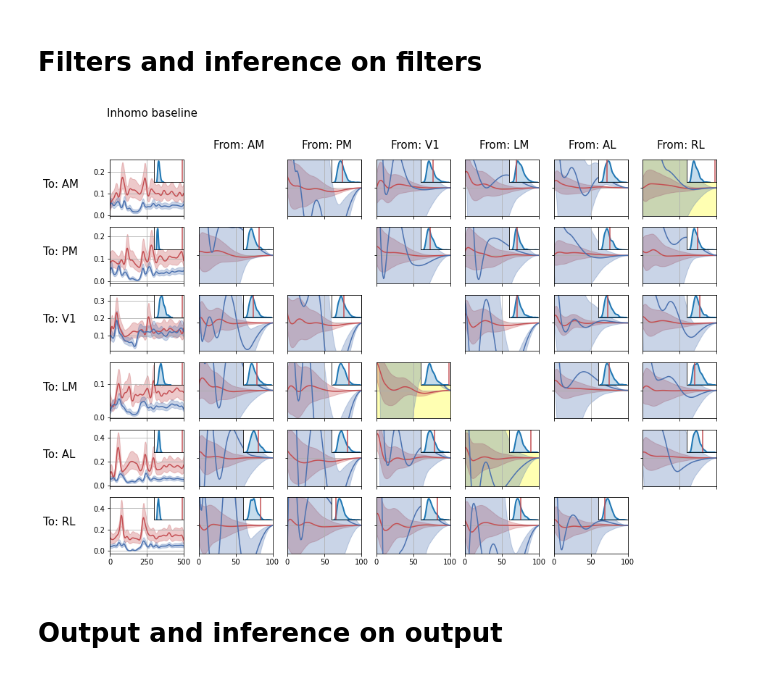
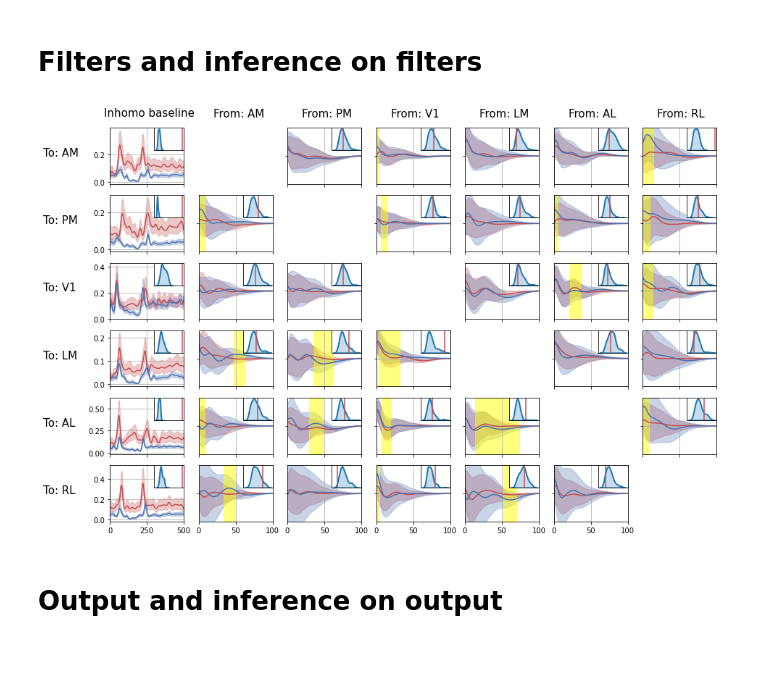
Before and after one commit to Qi-Xin/MultiNeuronGLM, a Jupyter notebook: 2022 Sep version time-warping nonlinear history.ipynb, the cells around one changed output. Saved outputs shown, nothing was run; the diff lists cells and outputs as text; code cells hidden in the pictures.

```diff
--- a/2022 Sep version time-warping nonlinear history.ipynb
+++ b/2022 Sep version time-warping nonlinear history.ipynb
@@ -1305,20 +1127,10 @@ with open('statistics_null_output.pickle', 'wb') as handle:
     pickle.dump(statistics_null_output, handle)
 # %% [markdown]
 # Filters and inference on filters
-# %%
-# Correct for different number of neurons in different areas
-probe_list = ['probeA', 'probeB', 'probeC', 'probeD', 'probeE', 'probeF']
-neuron_num = np.zeros(len(probe_list))
-for iprobe, probe in enumerate(probe_list):
-    num_cross_pop = []
-    for icondition in range(len(membership)):
-        aaa = membership[icondition]
-        num_cross_pop.append( len(aaa[np.logical_and( aaa['probe']==probe , aaa['group_id']==0)]) )
-    neuron_num[iprobe] = np.mean(num_cross_pop)
 # %%
 pvalue_filter = {}
 for i in range(len(probe_list)):
     for j in range(-1, len(probe_list)):
         filter_index = i,j
-        pvalue_filter[filter_index] = 1-np.sum( statistics_filter[filter_index]>statistics_null_filter[filter_index]) \
+        pvalue_filter[filter_index] = 1-np.sum( statistics_filter[filter_index][0]>statistics_null_filter[filter_index]) \
             /len(statistics_null_filter[filter_index])
@@ -1327,7 +1151,7 @@ for i in range(len(probe_list)):
 name_list = ['AM', 'PM', 'V1', 'LM', 'AL', 'RL']
 fontsize = 15
 filter_length = 100
-filter_amp = 1.5
+filter_amp = 0.15
 trial_length = V1.nt
 
 sns.reset_orig()
@@ -1347,8 +1171,8 @@ for i in range(len(probe_list)):
             plt.fill_between(x, np.exp((y-2*ci)), np.exp((y+2*ci)), color='r', alpha=.3)
         else:
             # Correct for different number of neurons in different areas
-            plt.plot(x, y*neuron_num[j],label='running', color='r')
-            plt.fill_between(x, (y-2*ci)*neuron_num[j], (y+2*ci)*neuron_num[j], color='r', alpha=.3)
+            plt.plot(x, y,label='running', color='r')
+            plt.fill_between(x, (y-2*ci), (y+2*ci), color='r', alpha=.3)
 
         y, ci = stationary_filter[filter_index]
         x = np.arange(y.shape[0])
@@ -1359,10 +1183,8 @@ for i in range(len(probe_list)):
             plt.xlim([0, trial_length])
 
         else:
-            y = y*neuron_num[j]
-            ci = ci*neuron_num[j]
-            plt.plot(x, y*neuron_num[j],label='stationary', color='b')
-            plt.fill_between(x, (y-2*ci)*neuron_num[j], (y+2*ci)*neuron_num[j], color='b', alpha=.3)
+            plt.plot(x, y,label='stationary', color='b')
+            plt.fill_between(x, (y-2*ci), (y+2*ci), color='b', alpha=.3)
             plt.yticks([0])
             plt.ylim([-filter_amp, filter_amp])
             plt.yticks(color='w')
@@ -1378,38 +1200,38 @@ for i in range(len(probe_list)):
         plt.grid()
 
         ins = ax.inset_axes([0.6,0.6,0.4,0.4])
-        sns.kdeplot(statistics_null[filter_index], linewidth=2, ax=ins, fill=True)
-        ins.axvline(statistics[filter_index], linewidth=1.5, color='r')
+        sns.kdeplot(statistics_null_filter[filter_index], linewidth=2, ax=ins, fill=True)
+        ins.axvline(statistics_filter[filter_index], linewidth=1.5, color='r')
         ins.set_xticks([])
         ins.set_yticks([])
         ins.set_ylabel('')
 
         if i==0 and j==2:
             plt.subplot(6, 7, i*7+j+1+1, frameon=True)
             plt.text(-4.5*filter_length, 0, f'To: AM', fontsize=fontsize)
         if i==1 and j==0:
             plt.subplot(6, 7, i*7+j+1+1, frameon=True)
             plt.text(0.2*filter_length, 3.8*filter_amp, f'From: AM', fontsize=fontsize)
         if i==0 and j==-1:
             plt.subplot(6, 7, i*7+j+1+1, frameon=True)
-            plt.text(-0.2*filter_length, 0.3*filter_amp, f'Inhomo baseline', fontsize=fontsize)
+            plt.text(-0.4*filter_length, 3.2*filter_amp, f'Inhomo baseline', fontsize=fontsize)
 
-        if pvalue_filter[filter_index]<=0.05 and j!=-1:
+        if pvalue_filter[filter_index]<=0.4 and j!=-1:
             # change yellow to ROI
             stats_list = []
             for ii, ROI in enumerate(ROI_filter[filter_index]):
                 function1 = stationary_filter[filter_index][0]
                 function2 = running_filter[filter_index][0]
                 diff = np.abs(function1 - function2)
                 stats_list.append( np.sum(diff[ROI]) )
             temp = ROI_filter[filter_index][np.argmax(stats_list)]
             x = np.array([temp.min(), temp.max()])
             plt.fill_between(x, np.array([-filter_amp,-filter_amp]), np.array([filter_amp,filter_amp]), \
                              color='yellow', alpha=.5)
 #             ax.patch.set_alpha(0.3)
 #             ax.set_facecolor('yellow')
 # %% [output]
-[figure, old version]
+[figure, new version]
 # %% [markdown]
 # Output and inference on output
 # %%
```
Also changed, not shown: parts of 7 cells of this notebook, 1 other file.
